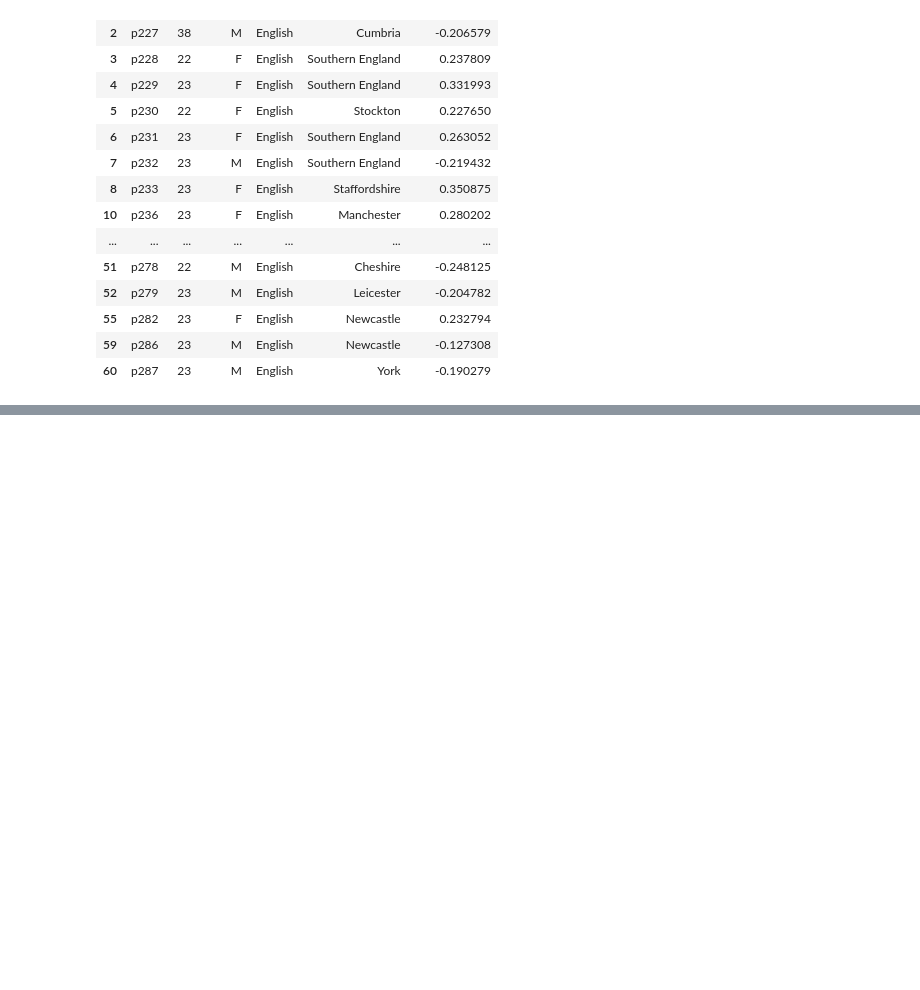
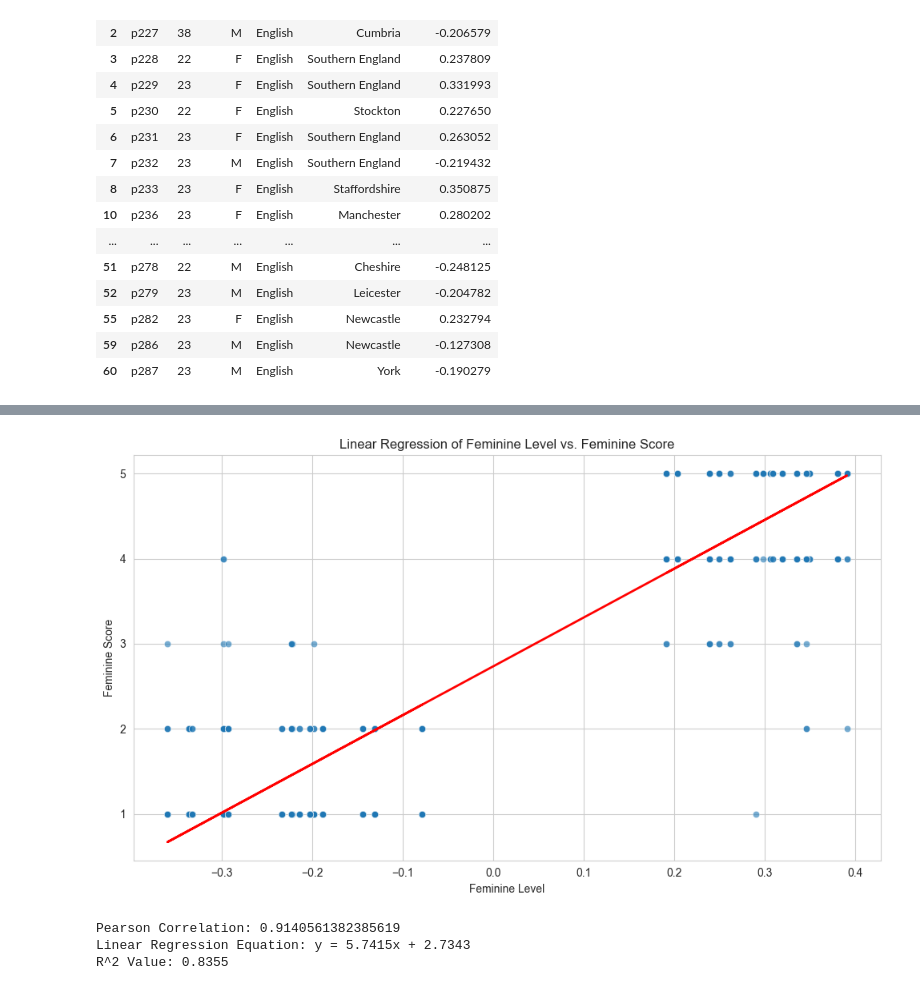
Before and after one commit to YiqiuWangVT/deep-speaker, a Jupyter notebook: deep_speaker/notebook/vctk.ipynb, the cells around one changed output, grey strips where cells are left out. Saved outputs shown, nothing was run; the diff lists cells and outputs as text; code cells hidden in the pictures; blank space fills up the shorter version.

```diff
--- a/deep_speaker/notebook/vctk.ipynb
+++ b/deep_speaker/notebook/vctk.ipynb
@@ -1048,0 +1311,30 @@ See the caveats in the documentation: https://pandas.pydata.org/pandas-docs/stab
+# %%
+# 5. 线性回归分析
+X = data['feminine_level'].values.reshape(-1, 1)
+y = data['feminine_score'].values
+model = LinearRegression()
+model.fit(X, y)
+y_pred = model.predict(X)
+slope = model.coef_[0]
+intercept = model.intercept_
+r2 = model.score(X, y)
+
+# 6. 可视化回归结果
+plt.figure(figsize=(10, 6))
+sns.scatterplot(x=data['feminine_level'], y=data['feminine_score'], alpha=0.6)
+plt.plot(X, y_pred, color='red', linewidth=2)
+plt.title('Linear Regression of Feminine Level vs. Feminine Score')
+plt.xlabel('Feminine Level')
+plt.ylabel('Feminine Score')
+plt.tight_layout()
+plt.show()
+# %% [output]
+[figure, added]
+# %%
+print(f"Pearson Correlation: {correlation}")
+print(f"Linear Regression Equation: y = {slope:.4f}x + {intercept:.4f}")
+print(f"R^2 Value: {r2:.4f}")
+# %% [output]
+Pearson Correlation: 0.9140561382385619
+Linear Regression Equation: y = 5.7415x + 2.7343
+R^2 Value: 0.8355
```
Also changed, not shown: parts of 22 cells of this notebook.
